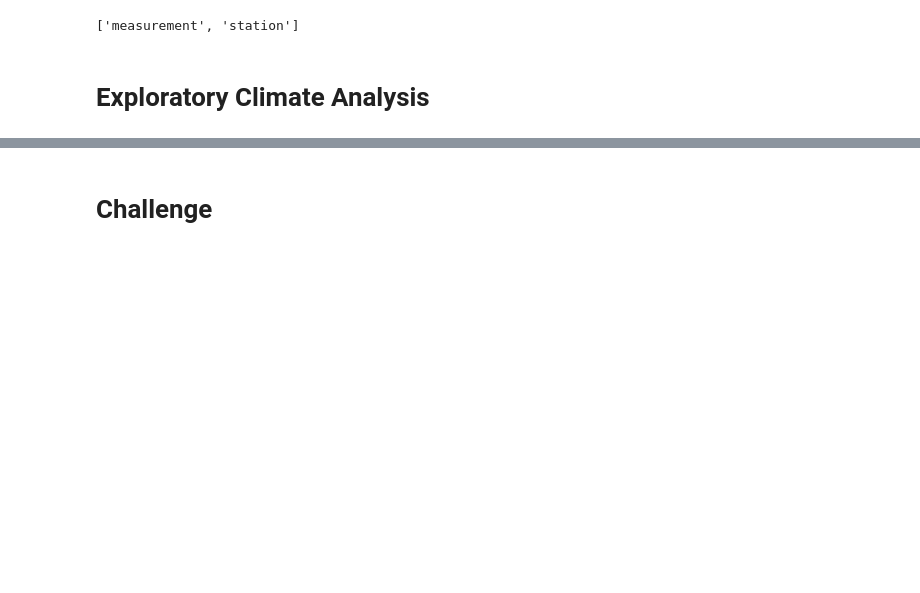
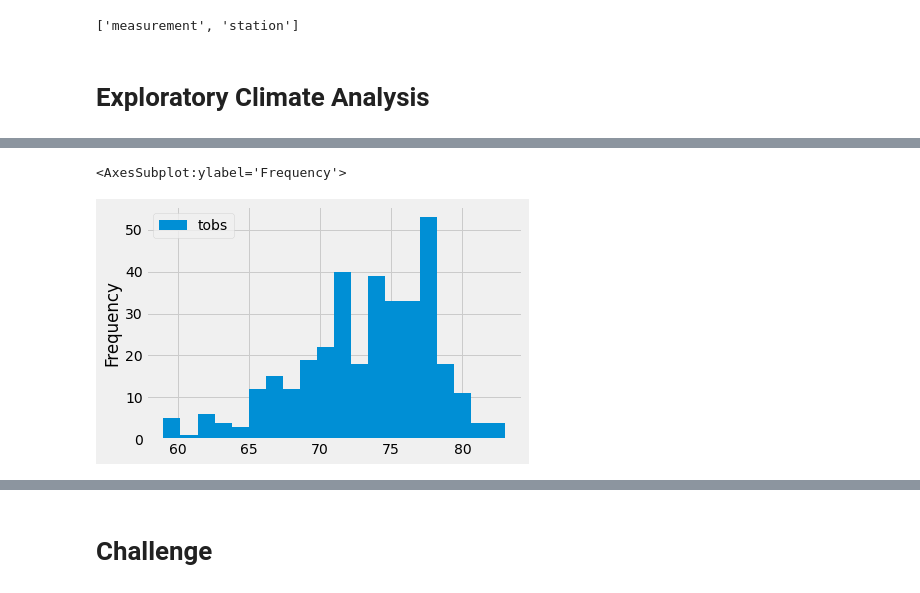
Before and after one commit to Veronicaywl/surfs_up, a Jupyter notebook: climate_analysis.ipynb, the cells around one changed output, grey strips where cells are left out. Saved outputs shown, nothing was run; the diff lists cells and outputs as text; code cells hidden in the pictures; blank space fills up the shorter version.

```diff
--- a/climate_analysis.ipynb
+++ b/climate_analysis.ipynb
@@ -90,3 +131,8 @@ print(df.to_string(index=False))
+# %%
+df.plot.hist(bins=20)
+# %% [output]
+<AxesSubplot:ylabel='Frequency'>
+[figure, added]
 # %%
 # Write a function called `calc_temps` that will accept start date and end date in the format '%Y-%m-%d'
 # and return the minimum, average, and maximum temperatures for that range of dates
```
Also changed, not shown: parts of 8 cells of this notebook, 2 other files.
